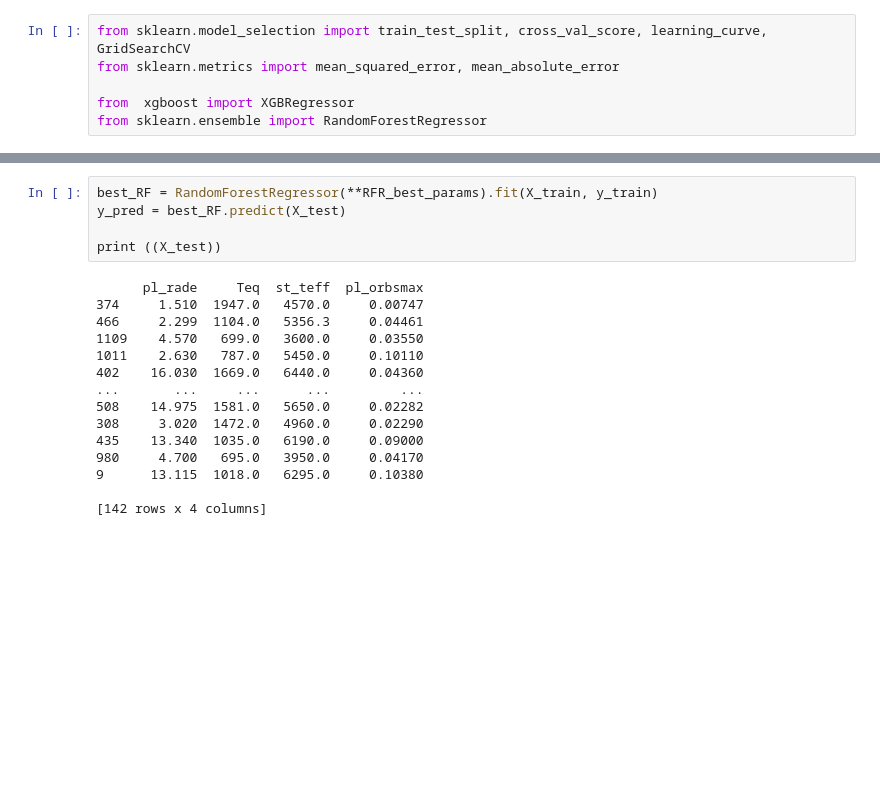
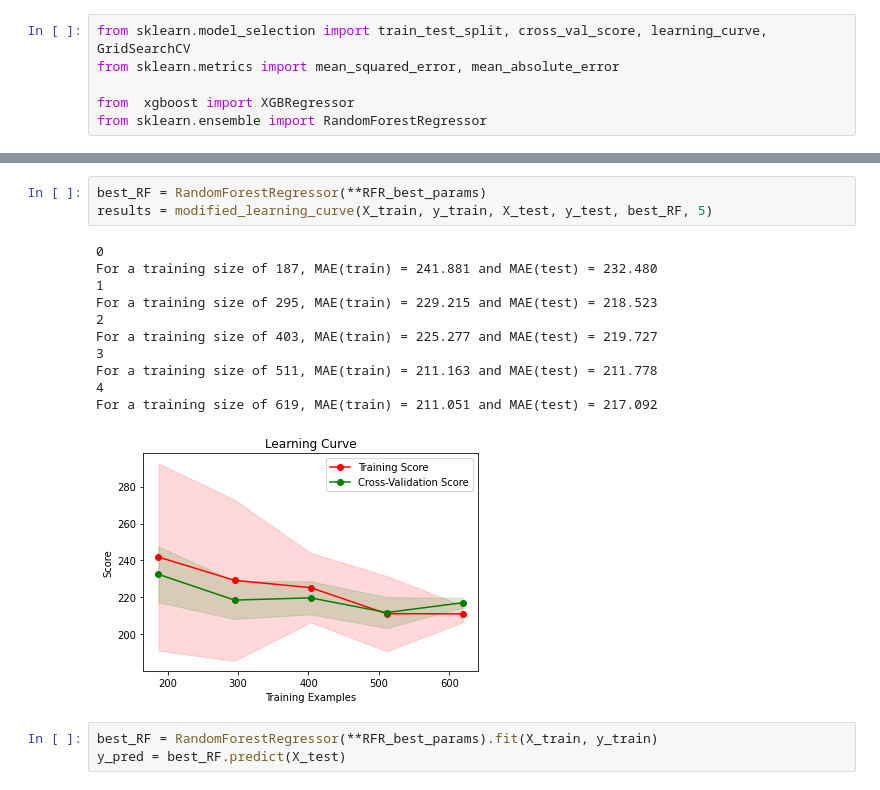
Before and after one commit to vadibekyan/ExoPLots, a Jupyter notebook: mr_ml.ipynb, the cells around one changed output, grey strips where cells are left out. Cells and saved outputs as stored; diff of their text form; blank space fills up the shorter version.

```diff
--- a/mr_ml.ipynb
+++ b/mr_ml.ipynb
@@ -431,21 +267,19 @@ RFR_best_params
+# %%
+best_RF = RandomForestRegressor(**RFR_best_params)
+results = modified_learning_curve(X_train, y_train, X_test, y_test, best_RF, 5)
+# %% [output]
+0
+For a training size of 187, MAE(train) = 241.881 and MAE(test) = 232.480
+1
+For a training size of 295, MAE(train) = 229.215 and MAE(test) = 218.523
+2
+For a training size of 403, MAE(train) = 225.277 and MAE(test) = 219.727
+3
+For a training size of 511, MAE(train) = 211.163 and MAE(test) = 211.778
+4
+For a training size of 619, MAE(train) = 211.051 and MAE(test) = 217.092
+[figure, added]
 # %%
 best_RF = RandomForestRegressor(**RFR_best_params).fit(X_train, y_train)
 y_pred = best_RF.predict(X_test)
-
-print ((X_test))
-# %% [output]
-      pl_rade     Teq  st_teff  pl_orbsmax
-374     1.510  1947.0   4570.0     0.00747
-466     2.299  1104.0   5356.3     0.04461
-1109    4.570   699.0   3600.0     0.03550
-1011    2.630   787.0   5450.0     0.10110
-402    16.030  1669.0   6440.0     0.04360
-...       ...     ...      ...         ...
-508    14.975  1581.0   5650.0     0.02282
-308     3.020  1472.0   4960.0     0.02290
-435    13.340  1035.0   6190.0     0.09000
-980     4.700   695.0   3950.0     0.04170
-9      13.115  1018.0   6295.0     0.10380
-
-[142 rows x 4 columns]
 # %%
```
Also changed, not shown: parts of 20 cells of this notebook, 2 other files.
